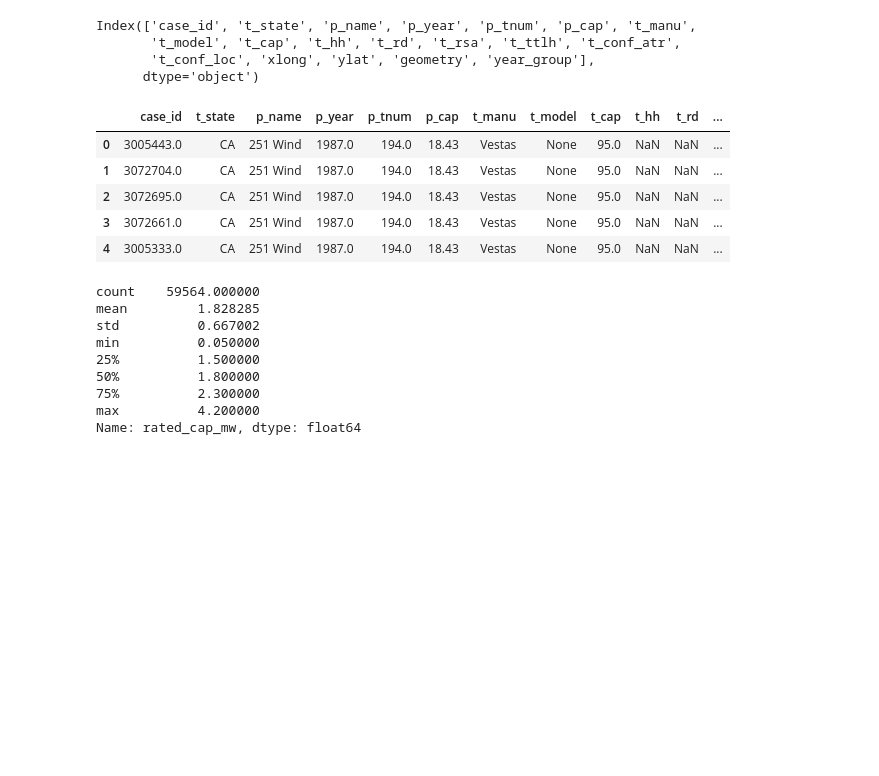
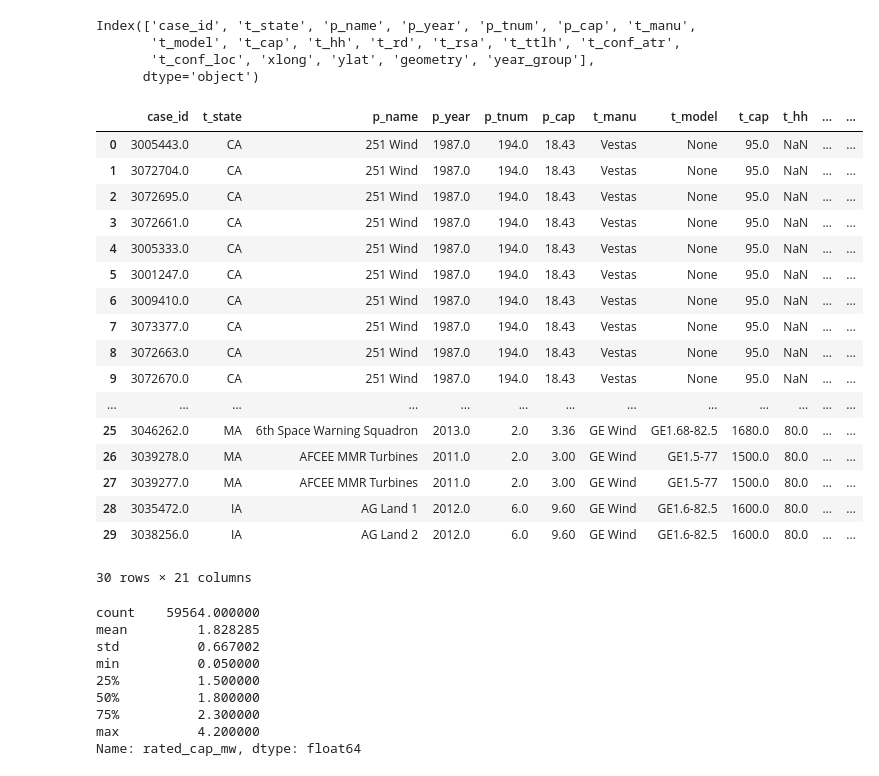
Before and after one commit to hsopel/NSS-Capstone, a Jupyter notebook: notebook/wind_eda.ipynb, the cells around one changed output. Cells and saved outputs as stored; diff of their text form; code cells hidden in the pictures; blank space fills up the shorter version.

```diff
--- a/notebook/wind_eda.ipynb
+++ b/notebook/wind_eda.ipynb
@@ -438,15 +440,29 @@ Index(['case_id', 't_state', 'p_name', 'p_year', 'p_tnum', 'p_cap', 't_manu',
       dtype='object')
 # %%
 wind['rated_cap_mw'] = wind['t_cap']/1000
+# %%
+wind['t_hh_ft'] = wind['t_hh']*3.2808
 # %%
-wind.head()
+wind.head(30)
 # %% [output]
-|  | case_id | t_state | p_name | p_year | p_tnum | p_cap | t_manu | t_model | t_cap | t_hh | t_rd | ... |
-| 0 | 3005443.0 | CA | 251 Wind | 1987.0 | 194.0 | 18.43 | Vestas | None | 95.0 | NaN | NaN | ... |
-| 1 | 3072704.0 | CA | 251 Wind | 1987.0 | 194.0 | 18.43 | Vestas | None | 95.0 | NaN | NaN | ... |
-| 2 | 3072695.0 | CA | 251 Wind | 1987.0 | 194.0 | 18.43 | Vestas | None | 95.0 | NaN | NaN | ... |
-| 3 | 3072661.0 | CA | 251 Wind | 1987.0 | 194.0 | 18.43 | Vestas | None | 95.0 | NaN | NaN | ... |
-| 4 | 3005333.0 | CA | 251 Wind | 1987.0 | 194.0 | 18.43 | Vestas | None | 95.0 | NaN | NaN | ... |
+|  | case_id | t_state | p_name | p_year | p_tnum | p_cap | t_manu | t_model | t_cap | t_hh | ... | ... |
+| 0 | 3005443.0 | CA | 251 Wind | 1987.0 | 194.0 | 18.43 | Vestas | None | 95.0 | NaN | ... | ... |
+| 1 | 3072704.0 | CA | 251 Wind | 1987.0 | 194.0 | 18.43 | Vestas | None | 95.0 | NaN | ... | ... |
+| 2 | 3072695.0 | CA | 251 Wind | 1987.0 | 194.0 | 18.43 | Vestas | None | 95.0 | NaN | ... | ... |
+| 3 | 3072661.0 | CA | 251 Wind | 1987.0 | 194.0 | 18.43 | Vestas | None | 95.0 | NaN | ... | ... |
+| 4 | 3005333.0 | CA | 251 Wind | 1987.0 | 194.0 | 18.43 | Vestas | None | 95.0 | NaN | ... | ... |
+| 5 | 3001247.0 | CA | 251 Wind | 1987.0 | 194.0 | 18.43 | Vestas | None | 95.0 | NaN | ... | ... |
+| 6 | 3009410.0 | CA | 251 Wind | 1987.0 | 194.0 | 18.43 | Vestas | None | 95.0 | NaN | ... | ... |
+| 7 | 3073377.0 | CA | 251 Wind | 1987.0 | 194.0 | 18.43 | Vestas | None | 95.0 | NaN | ... | ... |
+| 8 | 3072663.0 | CA | 251 Wind | 1987.0 | 194.0 | 18.43 | Vestas | None | 95.0 | NaN | ... | ... |
+| 9 | 3072670.0 | CA | 251 Wind | 1987.0 | 194.0 | 18.43 | Vestas | None | 95.0 | NaN | ... | ... |
+| ... | ... | ... | ... | ... | ... | ... | ... | ... | ... | ... | ... | ... |
+| 25 | 3046262.0 | MA | 6th Space Warning Squadron | 2013.0 | 2.0 | 3.36 | GE Wind | GE1.68-82.5 | 1680.0 | 80.0 | ... | ... |
+| 26 | 3039278.0 | MA | AFCEE MMR Turbines | 2011.0 | 2.0 | 3.00 | GE Wind | GE1.5-77 | 1500.0 | 80.0 | ... | ... |
+| 27 | 3039277.0 | MA | AFCEE MMR Turbines | 2011.0 | 2.0 | 3.00 | GE Wind | GE1.5-77 | 1500.0 | 80.0 | ... | ... |
+| 28 | 3035472.0 | IA | AG Land 1 | 2012.0 | 6.0 | 9.60 | GE Wind | GE1.6-82.5 | 1600.0 | 80.0 | ... | ... |
+| 29 | 3038256.0 | IA | AG Land 2 | 2012.0 | 6.0 | 9.60 | GE Wind | GE1.6-82.5 | 1600.0 | 80.0 | ... | ... |
+30 rows × 21 columns
 # %%
 onshore_wind = wind[wind['rated_cap_mw'] < 6.0]
 onshore_wind.rated_cap_mw.describe()
```
Also changed, not shown: parts of 16 cells of this notebook, 5 other files.
